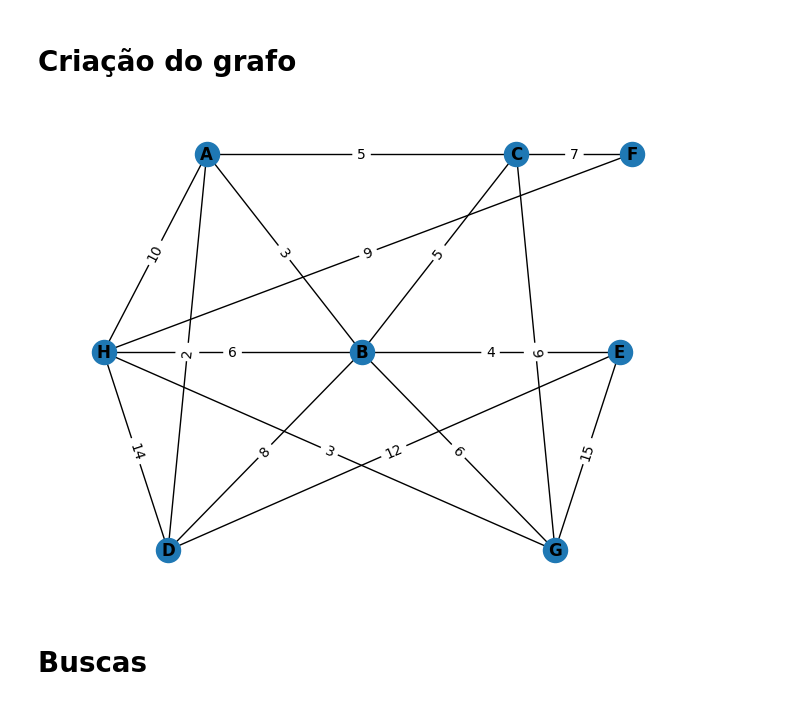
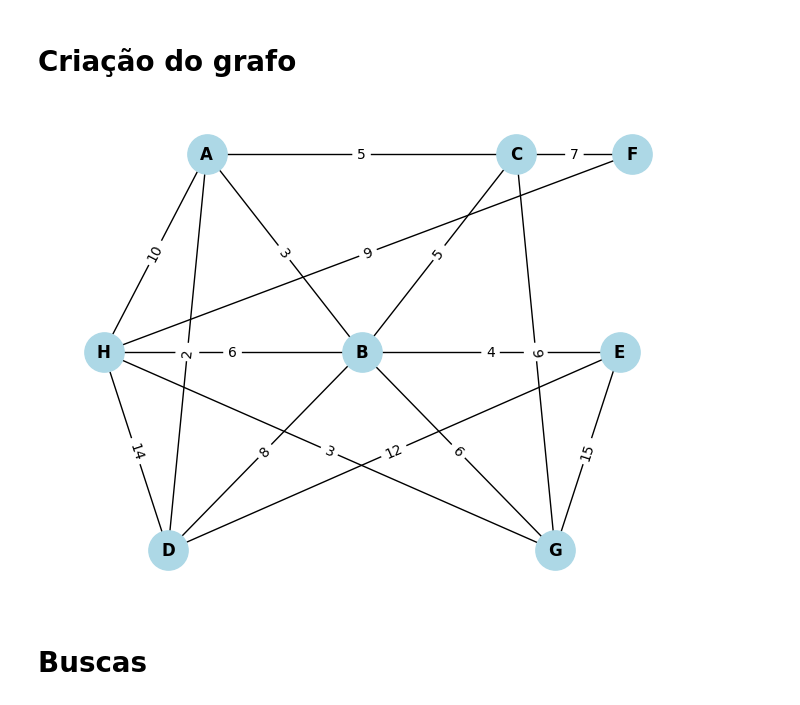
Before and after one commit to lucas-l-silva/AI_Search_Algorithms_CapstoneProject01, a Jupyter notebook: projeto01.ipynb, the cells around one changed output. Saved outputs shown, nothing was run; the diff lists cells and outputs as text; code cells hidden in the pictures.

```diff
--- a/projeto01.ipynb
+++ b/projeto01.ipynb
@@ -30,35 +30,35 @@ pos['H'] = [-2,0]
 
 # Adiciona as arestas com seus respectivos pesos (atributo 'weight')
 G.add_edges_from([('A', 'H', {'weight': 10})])
 G.add_edges_from([('A', 'D', {'weight': 2})])
 G.add_edges_from([('A', 'B', {'weight': 3})])
 G.add_edges_from([('A', 'C', {'weight': 5})])
 G.add_edges_from([('C', 'B', {'weight': 5})])
 G.add_edges_from([('C', 'G', {'weight': 9})])
 G.add_edges_from([('C', 'F', {'weight': 7})])
 G.add_edges_from([('F', 'H', {'weight': 9})])
 G.add_edges_from([('H', 'B', {'weight': 6})])
 G.add_edges_from([('H', 'G', {'weight': 3})])
 G.add_edges_from([('H', 'D', {'weight': 14})])
 G.add_edges_from([('B', 'E', {'weight': 4})])
 G.add_edges_from([('B', 'G', {'weight': 6})])
 G.add_edges_from([('B', 'D', {'weight': 8})])
 G.add_edges_from([('E', 'D', {'weight': 12})])
 G.add_edges_from([('E', 'G', {'weight': 15})])
 
 # Desenha o grafo com os nós e arestas
-nx.draw(G, pos=pos, with_labels=True, font_weight='bold')
+nx.draw(G, pos=pos, with_labels=True, node_color='lightblue', node_size=800, font_weight='bold')
 
 # Obtém os pesos das arestas para exibição
 edge_labels = nx.get_edge_attributes(G, 'weight')
 
 # Desenha os rótulos dos pesos nas arestas
 nx.draw_networkx_edge_labels(G, pos=pos, edge_labels=edge_labels)
 
 # Exibe o grafo
 plt.show()
 # %% [output]
-[figure, old version]
+[figure, new version]
 # %% [markdown]
 # Buscas
 # %% [markdown]
```
